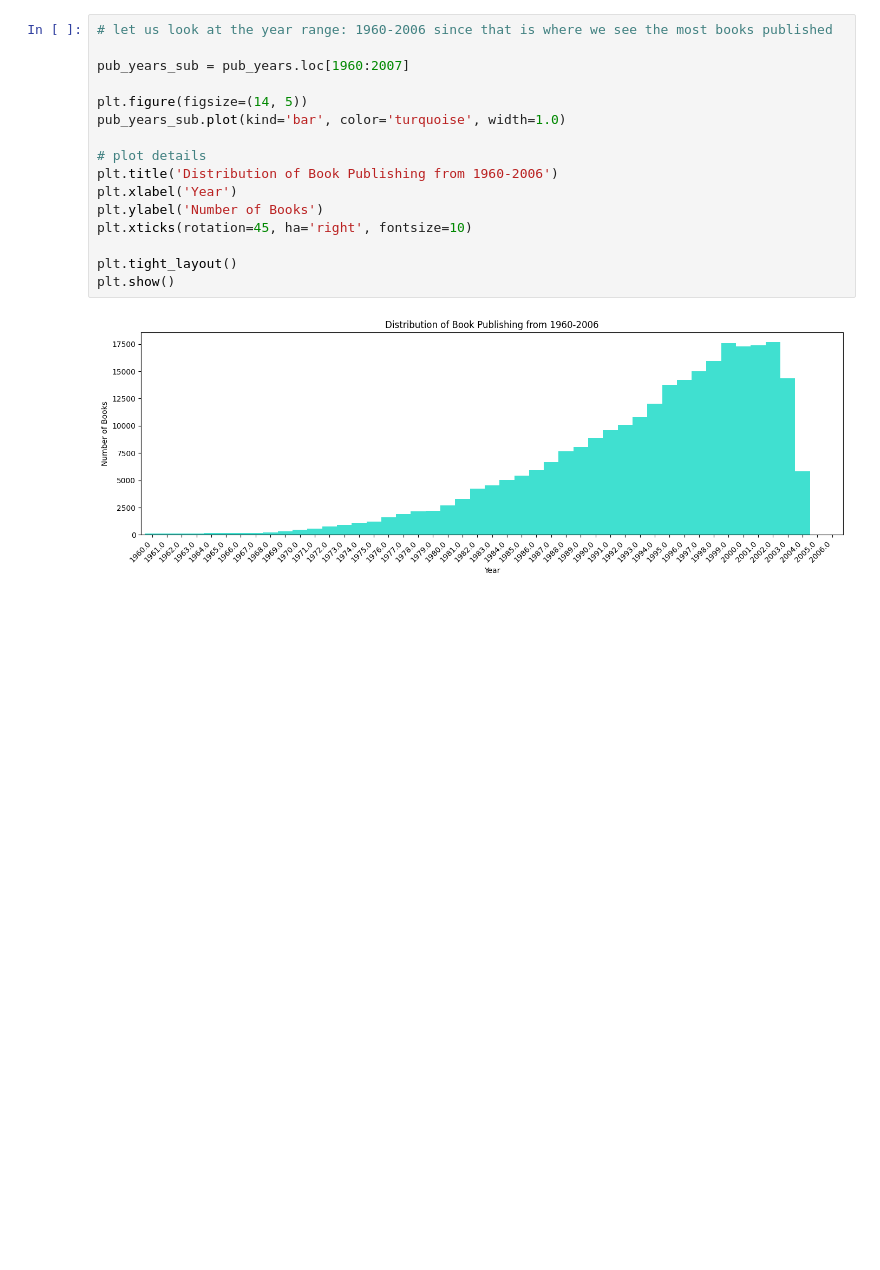
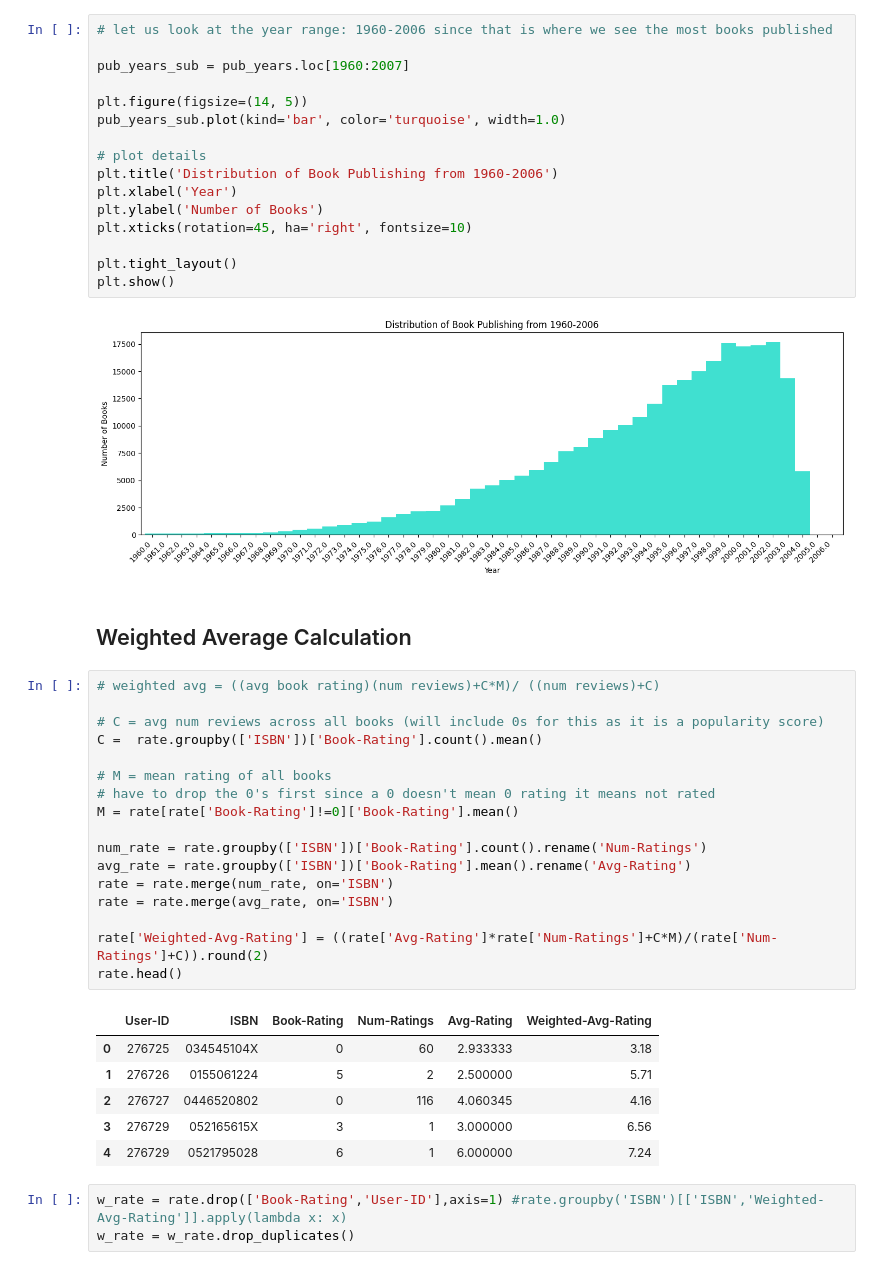
Before and after one commit to smcgrogan/BookRecommender, a Jupyter notebook: BasicBookRecommend_EDA.ipynb, the cells around one changed output. Saved outputs shown, nothing was run; the diff lists cells and outputs as text; blank space fills up the shorter version.

Commit message:
added weighted rating

```diff
--- a/BasicBookRecommend_EDA.ipynb
+++ b/BasicBookRecommend_EDA.ipynb
@@ -917,3 +913,32 @@ plt.tight_layout()
 plt.show()
 # %% [output]
 [figure]
+# %% [markdown]
+## Weighted Average Calculation
+# %%
+# weighted avg = ((avg book rating)(num reviews)+C*M)/ ((num reviews)+C)
+
+# C = avg num reviews across all books (will include 0s for this as it is a popularity score)
+C =  rate.groupby(['ISBN'])['Book-Rating'].count().mean()
+
+# M = mean rating of all books
+# have to drop the 0's first since a 0 doesn't mean 0 rating it means not rated
+M = rate[rate['Book-Rating']!=0]['Book-Rating'].mean()
+
+num_rate = rate.groupby(['ISBN'])['Book-Rating'].count().rename('Num-Ratings')
+avg_rate = rate.groupby(['ISBN'])['Book-Rating'].mean().rename('Avg-Rating')
+rate = rate.merge(num_rate, on='ISBN')
+rate = rate.merge(avg_rate, on='ISBN')
+
+rate['Weighted-Avg-Rating'] = ((rate['Avg-Rating']*rate['Num-Ratings']+C*M)/(rate['Num-Ratings']+C)).round(2)
+rate.head()
+# %% [output]
+|  | User-ID | ISBN | Book-Rating | Num-Ratings | Avg-Rating | Weighted-Avg-Rating |
+| 0 | 276725 | 034545104X | 0 | 60 | 2.933333 | 3.18 |
+| 1 | 276726 | 0155061224 | 5 | 2 | 2.500000 | 5.71 |
+| 2 | 276727 | 0446520802 | 0 | 116 | 4.060345 | 4.16 |
+| 3 | 276729 | 052165615X | 3 | 1 | 3.000000 | 6.56 |
+| 4 | 276729 | 0521795028 | 6 | 1 | 6.000000 | 7.24 |
+# %%
+w_rate = rate.drop(['Book-Rating','User-ID'],axis=1) #rate.groupby('ISBN')[['ISBN','Weighted-Avg-Rating']].apply(lambda x: x)
+w_rate = w_rate.drop_duplicates()
```
Also changed, not shown: parts of 16 cells of this notebook.
